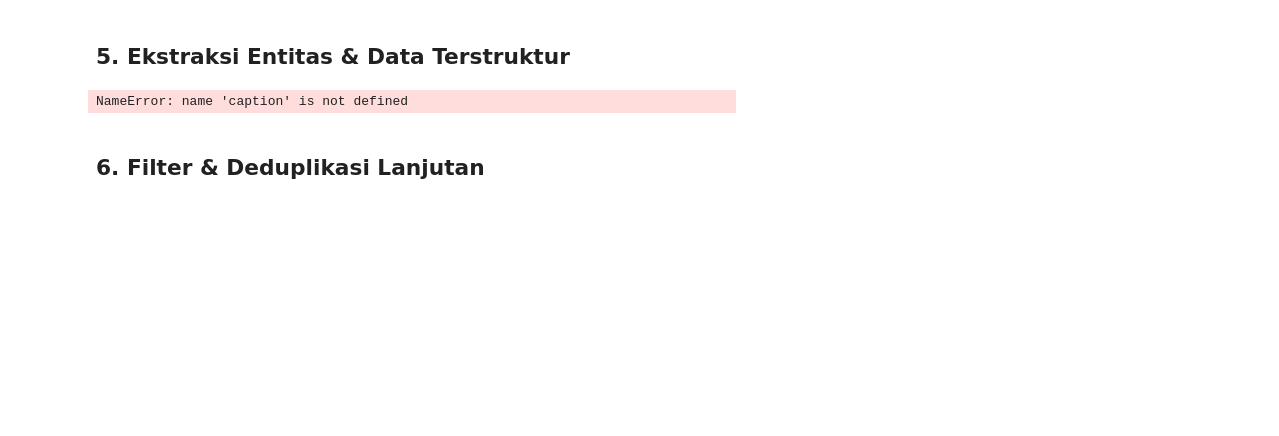
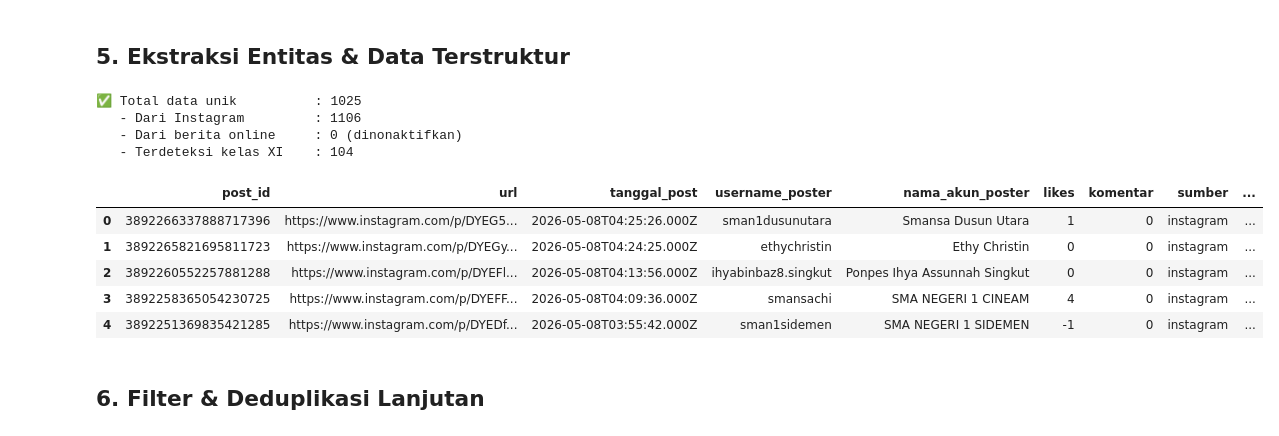
Before and after one commit to Rakhadr/IR-Tugas-4, a Jupyter notebook: scraping_instagram.ipynb, the cells around one changed output. Cells and saved outputs as stored; diff of their text form; code cells hidden in the pictures; blank space fills up the shorter version.

```diff
--- a/scraping_instagram.ipynb
+++ b/scraping_instagram.ipynb
@@ -260,6 +278,9 @@ print(f"\n📰 Total berita terkumpul: {len(all_news)}")
 # %% [markdown]
 ## 5. Ekstraksi Entitas & Data Terstruktur
 # %%
+import re
+import pandas as pd
+
 # Sekolah: pola spesifik (prefix + nomor/nama), hindari menangkap kalimat bebas
 SEKOLAH_PATTERN = re.compile(
     r'\b((?:SMAN?|SMPN?|SMKN?|MAN|MTs)\s*\d+(?:\s+[A-Za-z][A-Za-z\s]{0,20})?'
@@ -447,40 +468,73 @@ def parse_berita(item):
     teks = (item.get("title", "") or "") + " " + (item.get("description", "") or "")
     ekstrak = ekstrak_informasi(teks)
     return {
         "post_id"           : item.get("url"),
         "url"               : item.get("url"),
         "tanggal_post"      : item.get("date"),
         "username_poster"   : item.get("displayedUrl"),
         "nama_akun_poster"  : item.get("displayedUrl"),
         "likes"             : 0,
         "komentar"          : 0,
         "sumber"            : "berita",
         "hashtag_sumber"    : item.get("_query"),
         "caption"           : teks[:500],
         "nama_siswa"        : ekstrak.get("nama_siswa"),
-        "sekolah"           : ekstrak.get("sekolah") or ekstrak_sekolah(caption, post.get("ownerFullName", "") or ""),
+        "sekolah"           : ekstrak.get("sekolah") or ekstrak_sekolah(teks, item.get("displayedUrl", "") or ""),
         "provinsi"          : ekstrak.get("provinsi"),
         "is_kelas_xi"       : ekstrak.get("is_kelas_xi", False),
         "tingkat_kompetisi" : ekstrak.get("tingkat_kompetisi"),
         "bidang_prestasi"   : ekstrak.get("bidang_prestasi"),
         "info_juara"        : ekstrak.get("info_juara"),
     }
 
+# Aman dijalankan mandiri: jika cell scraping belum dijalankan, pakai list kosong
+if "all_posts" not in globals():
+    all_posts = []
+    print("all_posts belum ada. Jalankan cell 3 untuk mengambil data Instagram.")
+
+# Twitter/TikTok sementara dinonaktifkan (sesuai kebutuhan analisis)
 parsed_ig   = [parse_postingan(p) for p in all_posts]
-parsed_news = [parse_berita(n) for n in all_news]
-all_parsed  = parsed_ig + parsed_news
+parsed_news = []
+all_parsed  = parsed_ig
 
-df = pd.DataFrame(all_parsed)
+default_columns = [
+    "post_id", "url", "tanggal_post", "username_poster", "nama_akun_poster",
+    "likes", "komentar", "sumber", "hashtag_sumber", "caption",
+    "nama_siswa", "sekolah", "provinsi", "is_kelas_xi",
+    "tingkat_kompetisi", "bidang_prestasi", "info_juara",
+]
+
+if all_parsed:
+    df = pd.DataFrame(all_parsed)
+else:
+    df = pd.DataFrame(columns=default_columns)
+
+for col in default_columns:
+    if col not in df.columns:
+        df[col] = pd.NA
+
+df = df[default_columns]
+df = df[df["sumber"] == "instagram"].copy()
 df.drop_duplicates(subset="post_id", inplace=True)
 df.reset_index(drop=True, inplace=True)
+kelas_xi_count = df["is_kelas_xi"].fillna(False).astype(bool).sum()
 
 print(f"✅ Total data unik          : {len(df)}")
 print(f"   - Dari Instagram         : {len(parsed_ig)}")
-print(f"   - Dari berita online     : {len(parsed_news)}")
-print(f"   - Terdeteksi kelas XI    : {df['is_kelas_xi'].sum()}")
+print("   - Dari berita online     : 0 (dinonaktifkan)")
+print(f"   - Terdeteksi kelas XI    : {kelas_xi_count}")
 df.head()
 # %% [output]
-NameError: name 'caption' is not defined
+✅ Total data unik          : 1025
+   - Dari Instagram         : 1106
+   - Dari berita online     : 0 (dinonaktifkan)
+   - Terdeteksi kelas XI    : 104
+|  | post_id | url | tanggal_post | username_poster | nama_akun_poster | likes | komentar | sumber | ... |
+| 0 | 3892266337888717396 | https://www.instagram.com/p/DYEG5... | 2026-05-08T04:25:26.000Z | sman1dusunutara | Smansa Dusun Utara | 1 | 0 | instagram | ... |
+| 1 | 3892265821695811723 | https://www.instagram.com/p/DYEGy... | 2026-05-08T04:24:25.000Z | ethychristin | Ethy Christin | 0 | 0 | instagram | ... |
+| 2 | 3892260552257881288 | https://www.instagram.com/p/DYEFl... | 2026-05-08T04:13:56.000Z | ihyabinbaz8.singkut | Ponpes Ihya Assunnah Singkut | 0 | 0 | instagram | ... |
+| 3 | 3892258365054230725 | https://www.instagram.com/p/DYEFF... | 2026-05-08T04:09:36.000Z | smansachi | SMA NEGERI 1 CINEAM | 4 | 0 | instagram | ... |
+| 4 | 3892251369835421285 | https://www.instagram.com/p/DYEDf... | 2026-05-08T03:55:42.000Z | sman1sidemen | SMA NEGERI 1 SIDEMEN | -1 | 0 | instagram | ... |
 # %% [markdown]
 ## 6. Filter & Deduplikasi Lanjutan
 # %%
```
Also changed, not shown: parts of 9 cells of this notebook, 51 other files.
